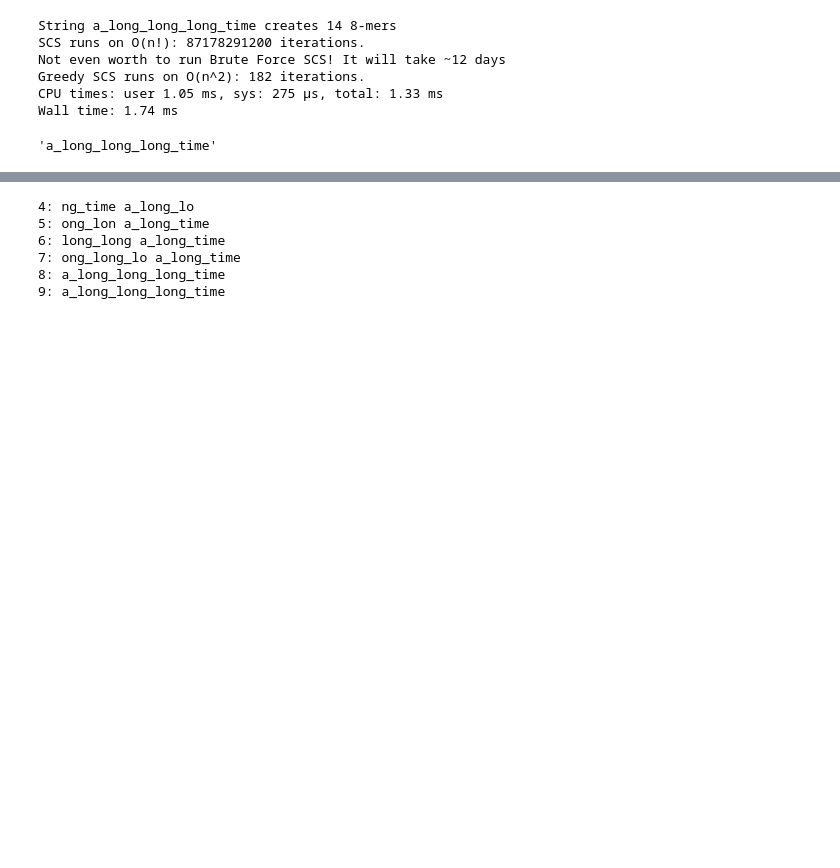
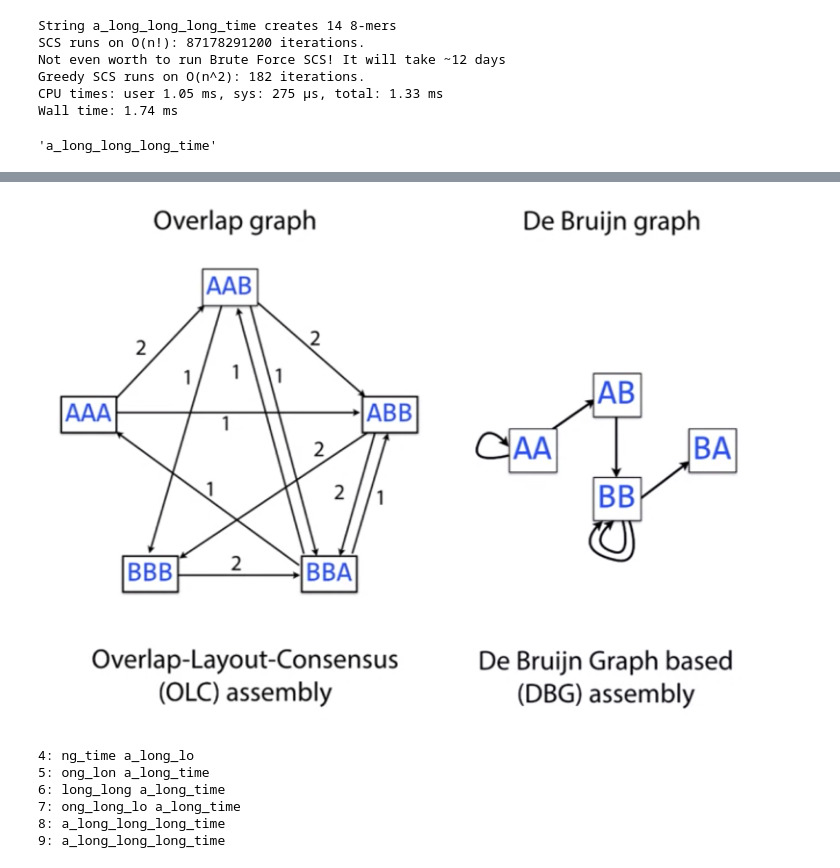
Before and after one commit to juanesarango/deBruijn-dna-assembly, a Jupyter notebook: analyses/analyses.ipynb, the cells around one changed output, grey strips where cells are left out. Saved outputs shown, nothing was run; the diff lists cells and outputs as text; code cells hidden in the pictures; blank space fills up the shorter version.

```diff
--- a/analyses/analyses.ipynb
+++ b/analyses/analyses.ipynb
@@ -546,6 +562,10 @@ Wall time: 1.74 ms
 %dotstr visualize_graph('ZABCDABEFABY', 3)
 # %% [output]
 [drawing not drawn]
+# %%
+display(Image(filename='greedy_approaches.png'))
+# %% [output]
+[figure, added]
 # %%
 import math
 
```
Also changed, not shown: parts of 8 cells of this notebook, 3 other files.
